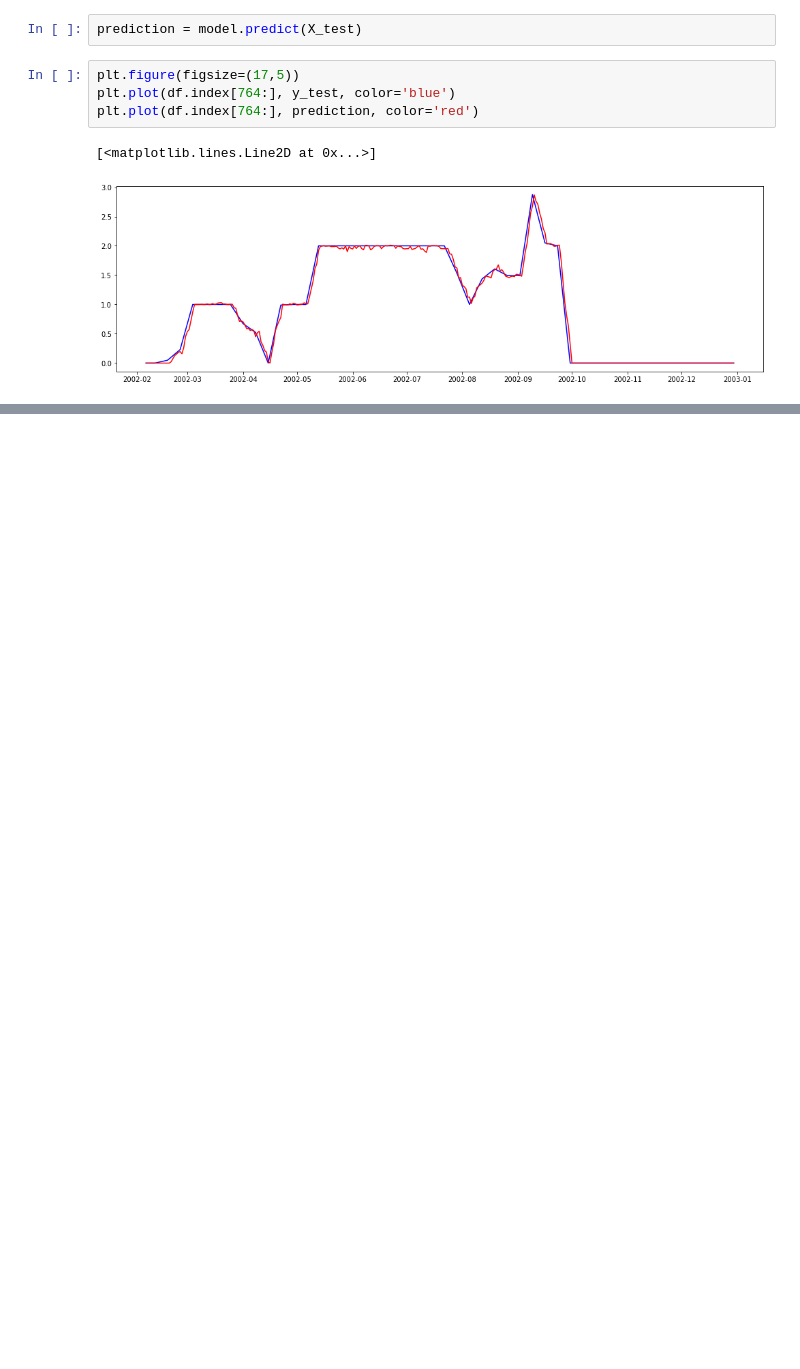
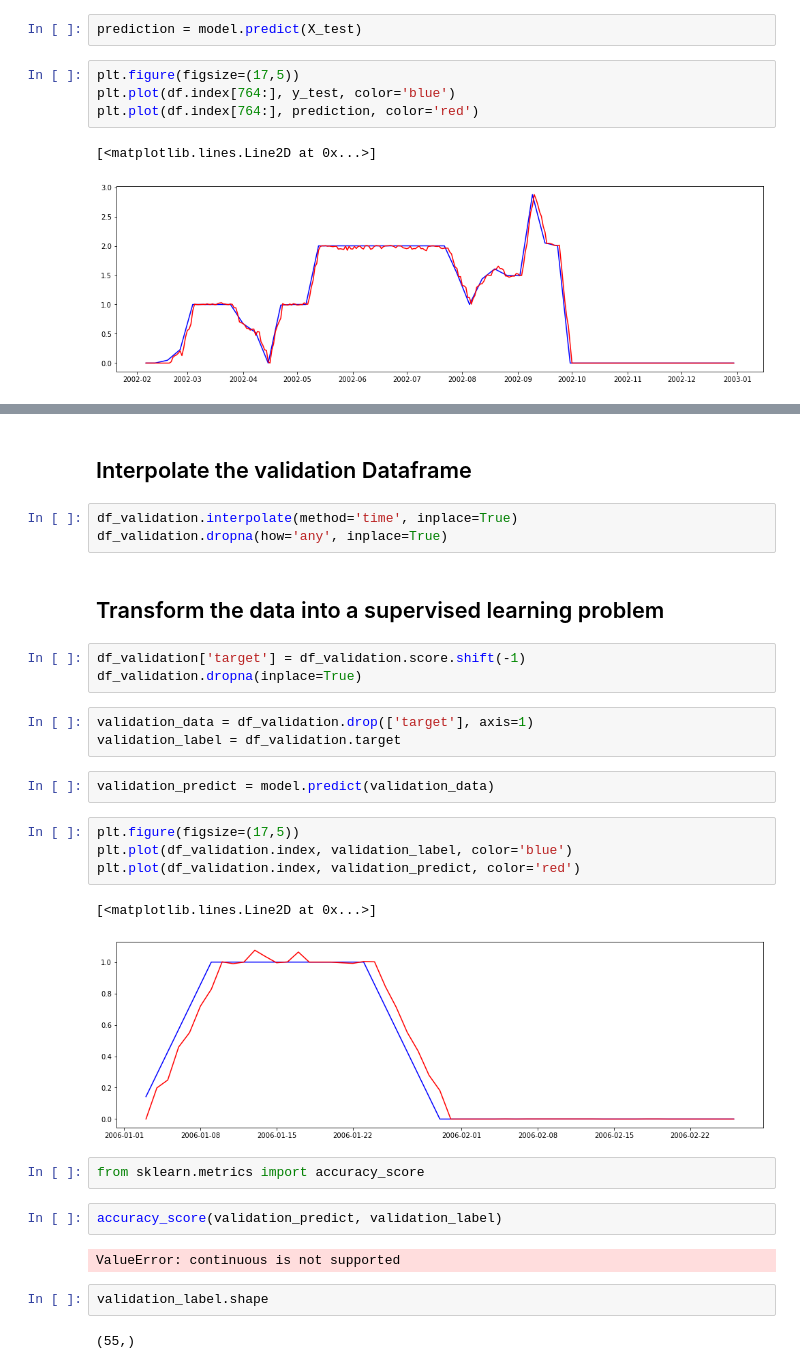
Before and after one commit to TechLabs-Aachen-e-V/SoSe-21-Team-10_Main, a Jupyter notebook: notebooks/3.1-os-random-forest.ipynb, the cells around one changed output, grey strips where cells are left out. Cells and saved outputs as stored; diff of their text form; blank space fills up the shorter version.

Commit message:
modified the random forest model, and validated it with a new timeseries

```diff
--- a/notebooks/3.1-os-random-forest.ipynb
+++ b/notebooks/3.1-os-random-forest.ipynb
@@ -50,0 +81,32 @@ plt.plot(df.index[764:], prediction, color='red')
+# %% [markdown]
+## Interpolate the validation Dataframe
+# %%
+df_validation.interpolate(method='time', inplace=True)
+df_validation.dropna(how='any', inplace=True)
+# %% [markdown]
+## Transform the data into a supervised learning problem
+# %%
+df_validation['target'] = df_validation.score.shift(-1)
+df_validation.dropna(inplace=True)
+# %%
+validation_data = df_validation.drop(['target'], axis=1)
+validation_label = df_validation.target
+# %%
+validation_predict = model.predict(validation_data)
+# %%
+plt.figure(figsize=(17,5))
+plt.plot(df_validation.index, validation_label, color='blue')
+plt.plot(df_validation.index, validation_predict, color='red')
+# %% [output]
+[<matplotlib.lines.Line2D at 0x...>]
+[figure, added]
+# %%
+from sklearn.metrics import accuracy_score
+# %%
+accuracy_score(validation_predict, validation_label)
+# %% [output]
+ValueError: continuous is not supported
+# %%
+validation_label.shape
+# %% [output]
+(55,)
```
Also changed, not shown: parts of 7 cells of this notebook, 1 other file.
